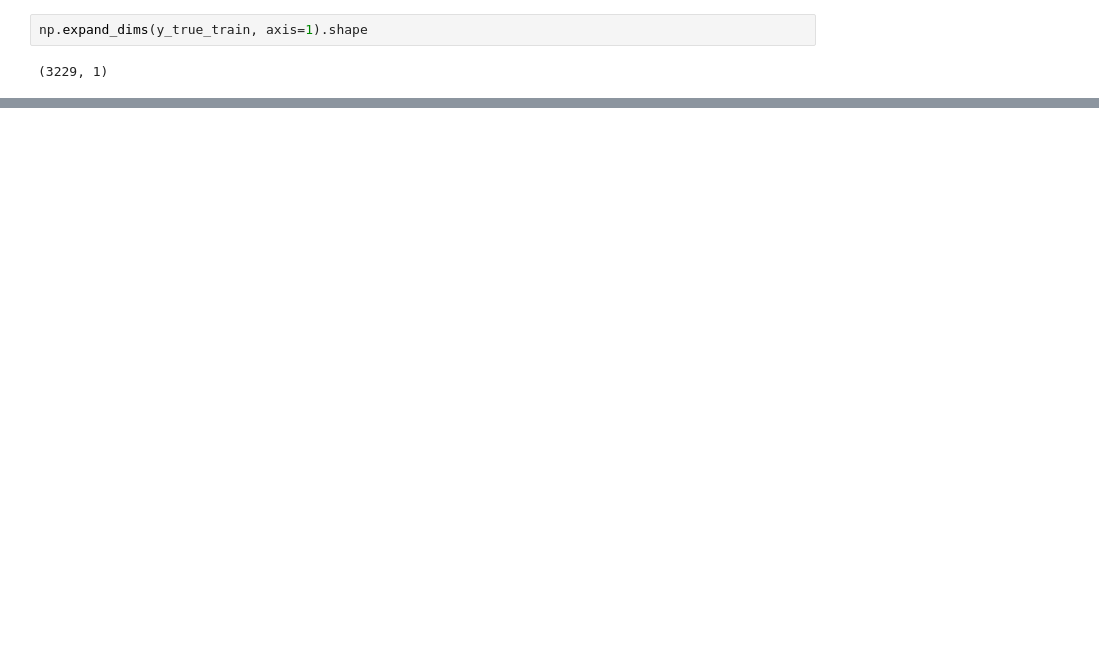
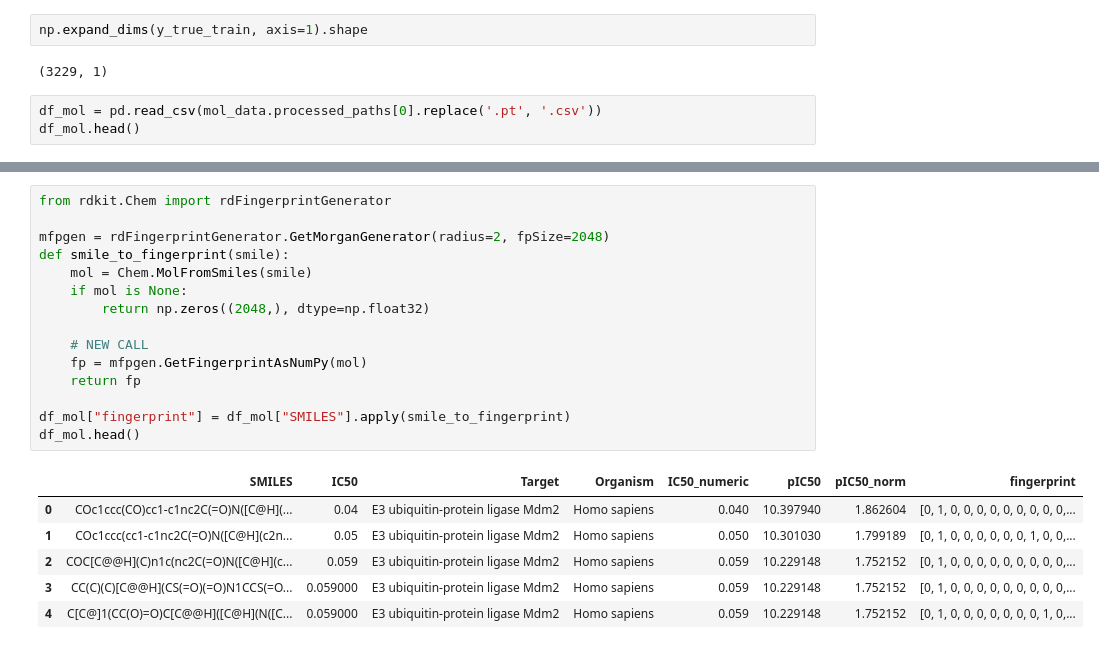
Before and after one commit to Djtrainer/cancer_research, a Jupyter notebook: notebooks/mdm2_breaker.ipynb, the cells around one changed output, grey strips where cells are left out. Saved outputs shown, nothing was run; the diff lists cells and outputs as text; blank space fills up the shorter version.

```diff
--- a/notebooks/mdm2_breaker.ipynb
+++ b/notebooks/mdm2_breaker.ipynb
@@ -805,3 +807,6 @@ plt.show()
 np.expand_dims(y_true_train, axis=1).shape
 # %% [output]
 (3229, 1)
+# %%
+df_mol = pd.read_csv(mol_data.processed_paths[0].replace('.pt', '.csv'))
+df_mol.head()
@@ -808,3 +820,25 @@ np.expand_dims(y_true_train, axis=1).shape
+# %%
+from rdkit.Chem import rdFingerprintGenerator
+
+mfpgen = rdFingerprintGenerator.GetMorganGenerator(radius=2, fpSize=2048)
+def smile_to_fingerprint(smile):
+    mol = Chem.MolFromSmiles(smile)
+    if mol is None:
+        return np.zeros((2048,), dtype=np.float32)
+
+    # NEW CALL
+    fp = mfpgen.GetFingerprintAsNumPy(mol)
+    return fp
+
+df_mol["fingerprint"] = df_mol["SMILES"].apply(smile_to_fingerprint)
+df_mol.head()
+# %% [output]
+|  | SMILES | IC50 | Target | Organism | IC50_numeric | pIC50 | pIC50_norm | fingerprint |
+| 0 | COc1ccc(CO)cc1-c1nc2C(=O)N([C@H](... | 0.04 | E3 ubiquitin-protein ligase Mdm2 | Homo sapiens | 0.040 | 10.397940 | 1.862604 | [0, 1, 0, 0, 0, 0, 0, 0, 0, 0, 0,... |
+| 1 | COc1ccc(cc1-c1nc2C(=O)N([C@H](c2n... | 0.05 | E3 ubiquitin-protein ligase Mdm2 | Homo sapiens | 0.050 | 10.301030 | 1.799189 | [0, 1, 0, 0, 0, 0, 0, 0, 1, 0, 0,... |
+| 2 | COC[C@@H](C)n1c(nc2C(=O)N([C@H](c... | 0.059 | E3 ubiquitin-protein ligase Mdm2 | Homo sapiens | 0.059 | 10.229148 | 1.752152 | [0, 1, 0, 0, 0, 0, 0, 0, 0, 0, 0,... |
+| 3 | CC(C)(C)[C@@H](CS(=O)(=O)N1CCS(=O... | 0.059000 | E3 ubiquitin-protein ligase Mdm2 | Homo sapiens | 0.059 | 10.229148 | 1.752152 | [0, 1, 0, 0, 0, 0, 0, 0, 0, 0, 0,... |
+| 4 | C[C@]1(CC(O)=O)C[C@@H]([C@H](N([C... | 0.059000 | E3 ubiquitin-protein ligase Mdm2 | Homo sapiens | 0.059 | 10.229148 | 1.752152 | [0, 1, 0, 0, 0, 0, 0, 0, 0, 1, 0,... |
 # %%
 import xgboost as xgb
 
```
Also changed, not shown: parts of 7 cells of this notebook, 2 other files.
